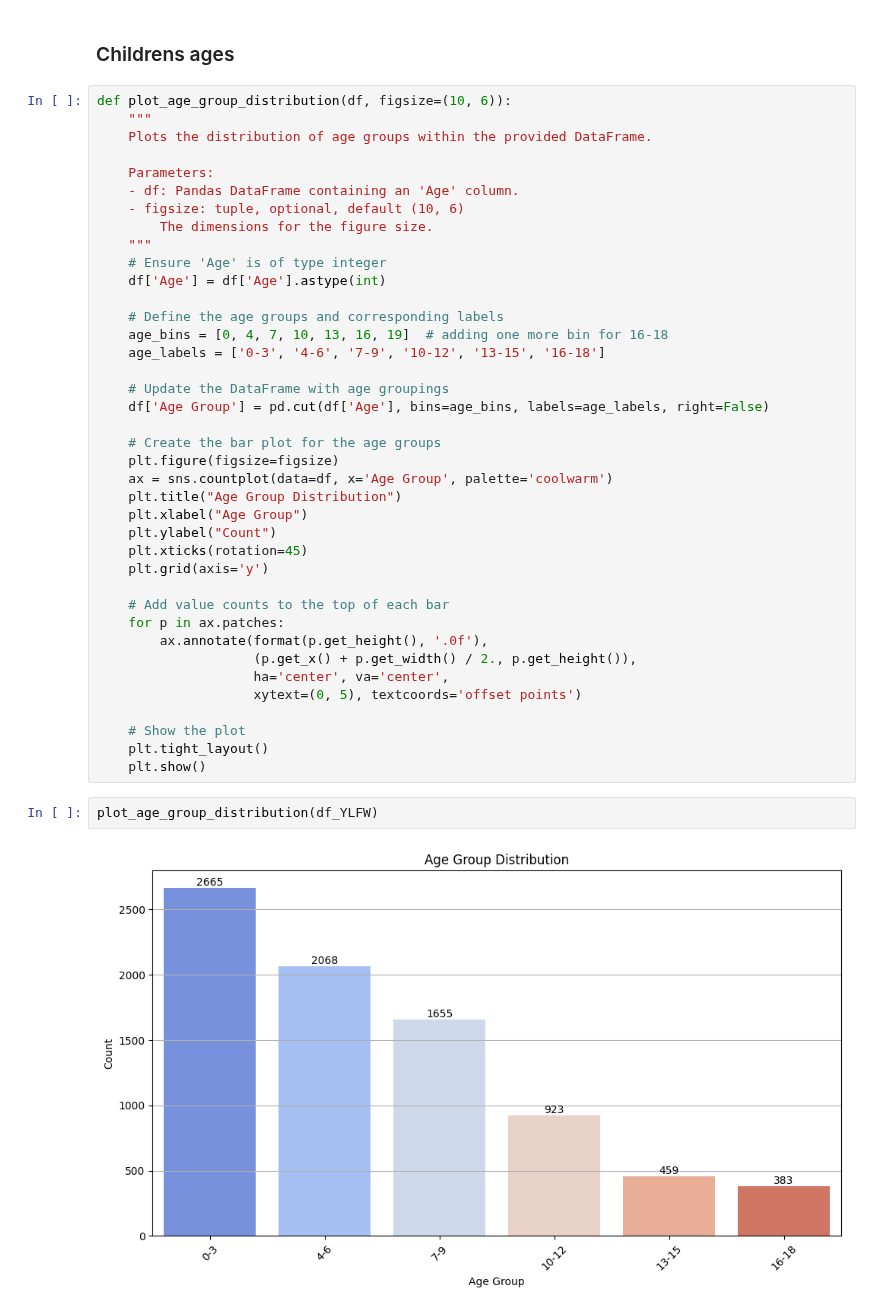
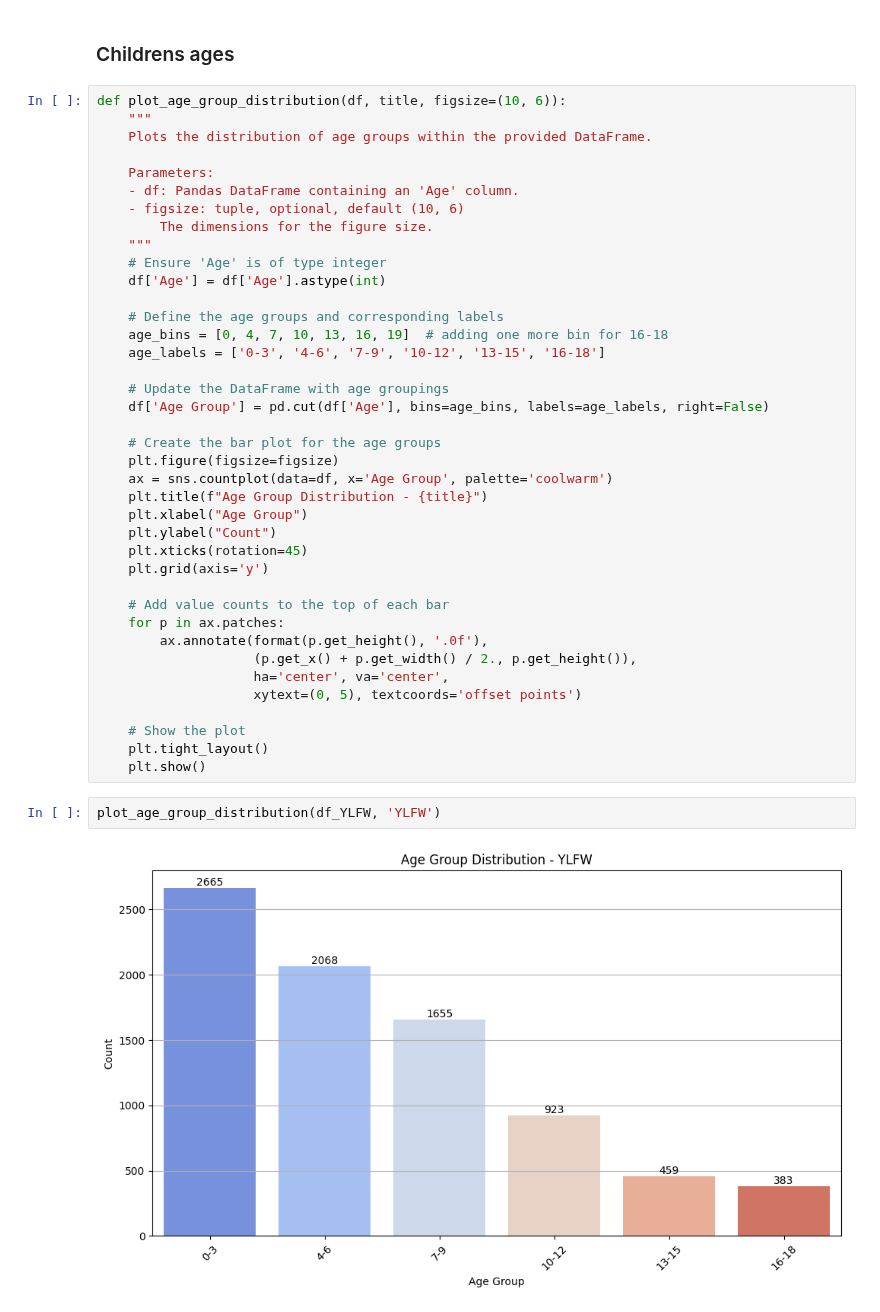
Before and after one commit to Kat-Gabi/Master_Thesis, a Jupyter notebook: notebooks/data_vis/age-estimation_stats.ipynb, the cells around one changed output. Drawn from its saved outputs; the diff is of its cells as text.

```diff
--- a/notebooks/data_vis/age-estimation_stats.ipynb
+++ b/notebooks/data_vis/age-estimation_stats.ipynb
@@ -110,7 +110,7 @@ plot_demographic_distribution(df_RFW, column="Age", bins=30, color="skyblue", fi
 # %% [markdown]
 ### Childrens ages
 # %%
-def plot_age_group_distribution(df, figsize=(10, 6)):
+def plot_age_group_distribution(df, title, figsize=(10, 6)):
     """
     Plots the distribution of age groups within the provided DataFrame.
 
@@ -132,7 +132,7 @@ def plot_age_group_distribution(df, figsize=(10, 6)):
     # Create the bar plot for the age groups
     plt.figure(figsize=figsize)
     ax = sns.countplot(data=df, x='Age Group', palette='coolwarm')
-    plt.title("Age Group Distribution")
+    plt.title(f"Age Group Distribution - {title}")
     plt.xlabel("Age Group")
     plt.ylabel("Count")
     plt.xticks(rotation=45)
@@ -149,7 +149,7 @@ def plot_age_group_distribution(df, figsize=(10, 6)):
     plt.tight_layout()
     plt.show()
 # %%
-plot_age_group_distribution(df_YLFW)
+plot_age_group_distribution(df_YLFW, 'YLFW')
 # %% [output]
-[figure, old version]
+[figure, new version]
 # %%
```
Also changed, not shown: parts of 18 cells of this notebook.
